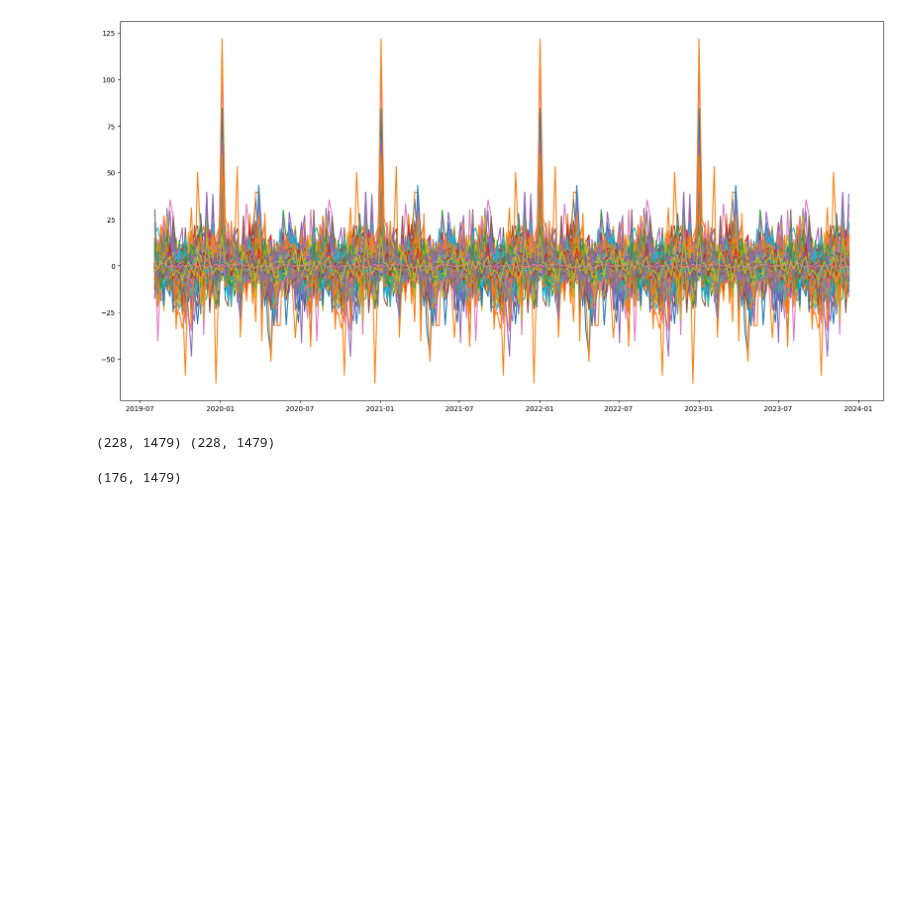
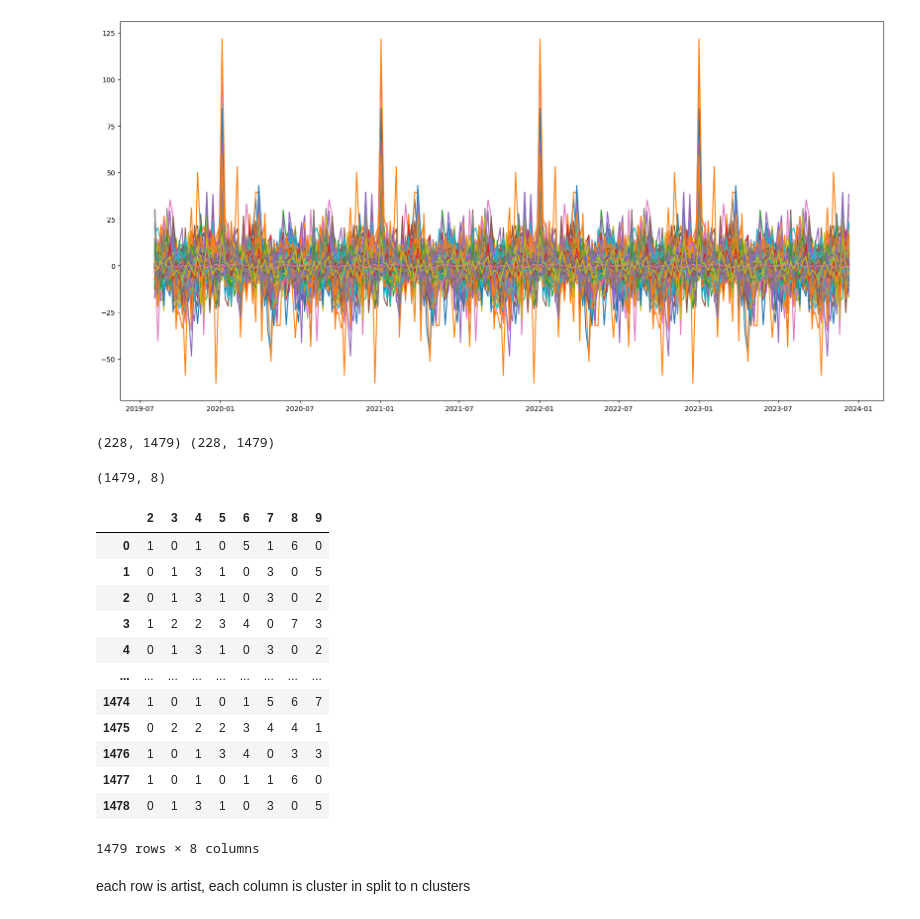
Before and after one commit to wz7475/streaming-service-sales, a Jupyter notebook: model/compare_artists.ipynb, the cells around one changed output. Drawn from its saved outputs; the diff is of its cells as text; code cells hidden in the pictures; blank space fills up the shorter version.

Commit message:
feat: very basic artists clustering

```diff
--- a/model/compare_artists.ipynb
+++ b/model/compare_artists.ipynb
@@ -126,6 +126,37 @@ df_seasonal.dropna(inplace=True)
 # %% [output]
 (228, 1479) (228, 1479)
 # %%
-df_trends.shape
+# cluster columns of df_trends
+scaler = StandardScaler()
+df_trends_scaled = scaler.fit_transform(df_trends)
+df_trends_scaled = pd.DataFrame(df_trends_scaled, columns=df_trends.columns)
+# transpose df_trends_scaled so cluster will be 1480 rows and number of clusters columns
+df_trends_scaled = df_trends_scaled.T
+
+df_cluster = pd.DataFrame()
+for i in range(2, 10):
+    # cluster columns/artists' trends of df_trends so cluster will 1480 rows and number of clusters columns
+    kmeans = KMeans(n_clusters=i, random_state=0).fit(df_trends_scaled)
+    df_cluster[i] = kmeans.labels_
+
+df_cluster.shape
 # %% [output]
-(176, 1479)
+(1479, 8)
+# %%
+df_cluster
+# %% [output]
+|  | 2 | 3 | 4 | 5 | 6 | 7 | 8 | 9 |
+| 0 | 1 | 0 | 1 | 0 | 5 | 1 | 6 | 0 |
+| 1 | 0 | 1 | 3 | 1 | 0 | 3 | 0 | 5 |
+| 2 | 0 | 1 | 3 | 1 | 0 | 3 | 0 | 2 |
+| 3 | 1 | 2 | 2 | 3 | 4 | 0 | 7 | 3 |
+| 4 | 0 | 1 | 3 | 1 | 0 | 3 | 0 | 2 |
+| ... | ... | ... | ... | ... | ... | ... | ... | ... |
+| 1474 | 1 | 0 | 1 | 0 | 1 | 5 | 6 | 7 |
+| 1475 | 0 | 2 | 2 | 2 | 3 | 4 | 4 | 1 |
+| 1476 | 1 | 0 | 1 | 3 | 4 | 0 | 3 | 3 |
+| 1477 | 1 | 0 | 1 | 0 | 1 | 1 | 6 | 0 |
+| 1478 | 0 | 1 | 3 | 1 | 0 | 3 | 0 | 5 |
+1479 rows × 8 columns
+# %% [markdown]
+each row is artist, each column is cluster in split to n clusters
```
